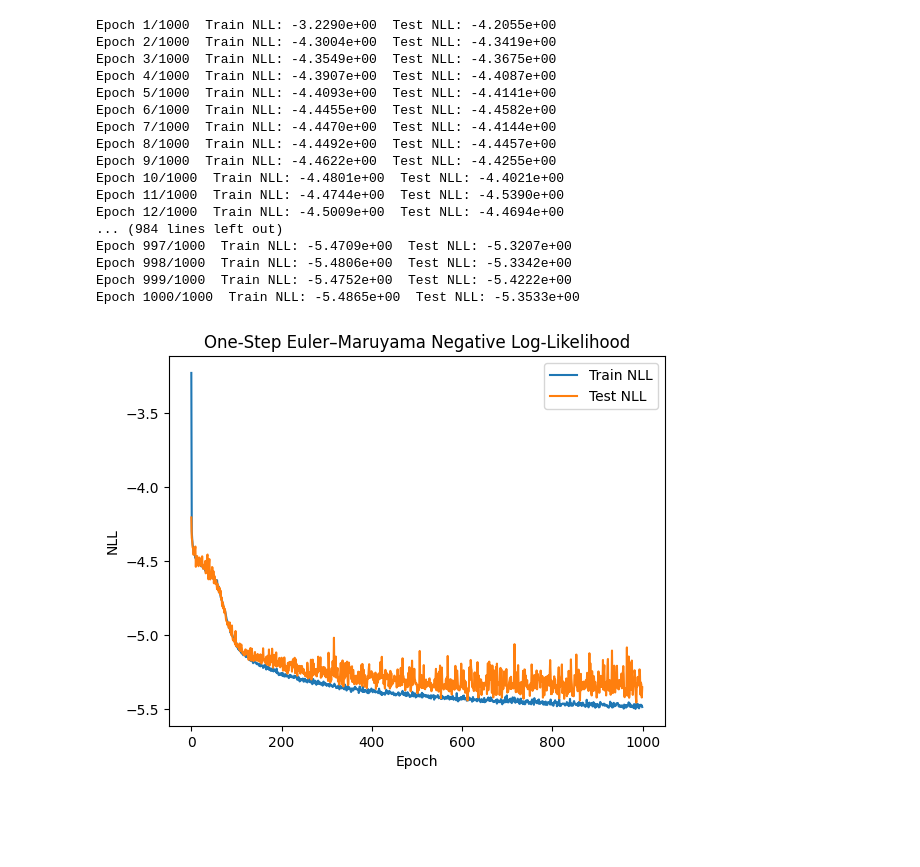
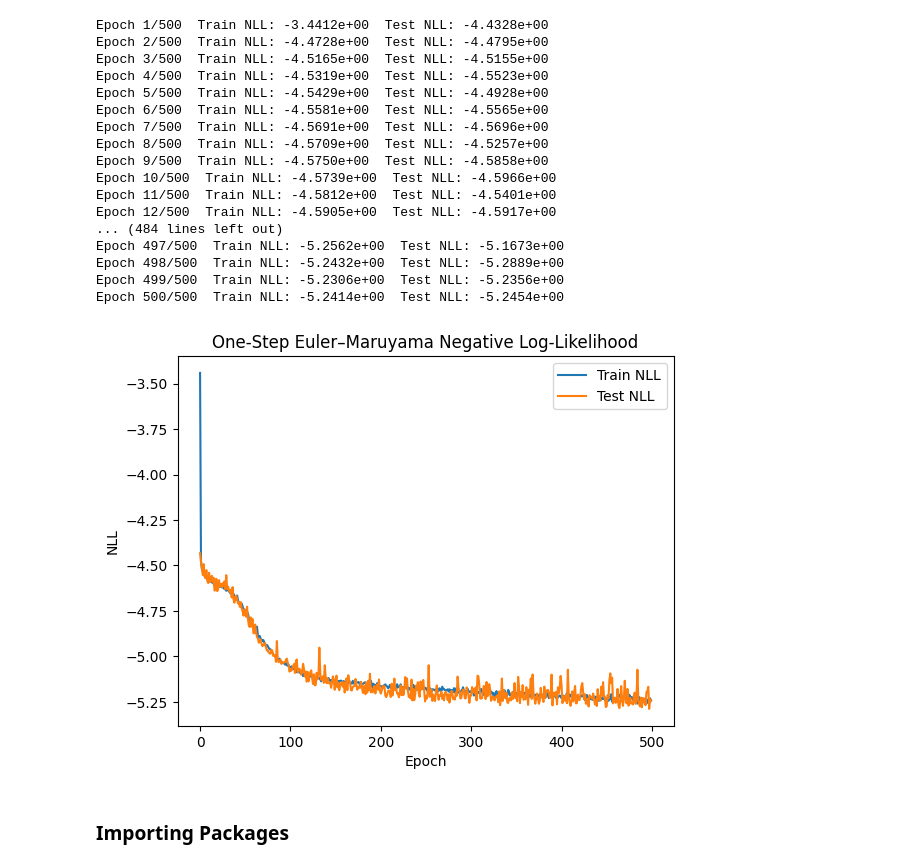
Before and after one commit to yungarjun/deribit-deep-learning, a Jupyter notebook: neural_sde.ipynb, the cells around one changed output. Drawn from its saved outputs; the diff is of its cells as text; code cells hidden in the pictures; blank space fills up the shorter version.

Commit message:
refactoring and removing data leakage
there was a data leakage happening between test and train sets when interpolating and projecting. This has now been succesfully resolved.

```diff
--- a/neural_sde.ipynb
+++ b/neural_sde.ipynb
@@ -8,7 +8,7 @@ import math
 import matplotlib.pyplot as plt
 
 # 1) Load the BTC surface tensor
-surf = torch.load("btc_surfaces.pt")  # shape [T, N]
+surf = torch.load("surf_tensor_af.pt")  # shape [T, N]
 T, N = surf.shape
 
 # Load dt tensor
@@ -60,7 +60,7 @@ model = SurfaceSDE(N).to(device)
 
 # 4) Training setup
 optimizer = optim.Adam(model.parameters(), lr=1e-3)
-n_epochs = 1000
+n_epochs = 500
 batch_size = 60
 
 
@@ -97,48 +97,51 @@ for epoch in range(n_epochs):
 
     train_loss = epoch_loss / (split - 1)
     train_losses.append(train_loss)
 
     # 6) Evaluate on test one-step
     model.eval()
     with torch.no_grad():
         y0_test = surf_test[:-1]
         y1_test = surf_test[1:]
         dt = dt_test_pairs
         drift_t = model.f(0, y0_test)
         diff_t = model.g(0, y0_test)
         dy_t = y1_test - y0_test
         var_t = (diff_t ** 2) * dt + 1e-6
         nll_t = 0.5 * ((dy_t - drift_t * dt)**2 / var_t + torch.log(2 * math.pi * var_t))
         test_loss = nll_t.mean().item()
         test_losses.append(test_loss)
 
     print(f"Epoch {epoch+1}/{n_epochs}  Train NLL: {train_loss:.4e}  Test NLL: {test_loss:.4e}")
 
+
 # 7) Plot training and test NLL curves
 plt.figure()
 plt.plot(train_losses, label="Train NLL")
 plt.plot(test_losses, label="Test NLL")
 plt.title("One-Step Euler–Maruyama Negative Log-Likelihood")
 plt.xlabel("Epoch")
 plt.ylabel("NLL")
 plt.legend()
 plt.show()
 # %% [output]
-Epoch 1/1000  Train NLL: -3.2290e+00  Test NLL: -4.2055e+00
-Epoch 2/1000  Train NLL: -4.3004e+00  Test NLL: -4.3419e+00
-Epoch 3/1000  Train NLL: -4.3549e+00  Test NLL: -4.3675e+00
-Epoch 4/1000  Train NLL: -4.3907e+00  Test NLL: -4.4087e+00
-Epoch 5/1000  Train NLL: -4.4093e+00  Test NLL: -4.4141e+00
-Epoch 6/1000  Train NLL: -4.4455e+00  Test NLL: -4.4582e+00
-Epoch 7/1000  Train NLL: -4.4470e+00  Test NLL: -4.4144e+00
-Epoch 8/1000  Train NLL: -4.4492e+00  Test NLL: -4.4457e+00
-Epoch 9/1000  Train NLL: -4.4622e+00  Test NLL: -4.4255e+00
-Epoch 10/1000  Train NLL: -4.4801e+00  Test NLL: -4.4021e+00
-Epoch 11/1000  Train NLL: -4.4744e+00  Test NLL: -4.5390e+00
-Epoch 12/1000  Train NLL: -4.5009e+00  Test NLL: -4.4694e+00
-... (984 lines left out)
-Epoch 997/1000  Train NLL: -5.4709e+00  Test NLL: -5.3207e+00
-Epoch 998/1000  Train NLL: -5.4806e+00  Test NLL: -5.3342e+00
-Epoch 999/1000  Train NLL: -5.4752e+00  Test NLL: -5.4222e+00
-Epoch 1000/1000  Train NLL: -5.4865e+00  Test NLL: -5.3533e+00
+Epoch 1/500  Train NLL: -3.4412e+00  Test NLL: -4.4328e+00
+Epoch 2/500  Train NLL: -4.4728e+00  Test NLL: -4.4795e+00
+Epoch 3/500  Train NLL: -4.5165e+00  Test NLL: -4.5155e+00
+Epoch 4/500  Train NLL: -4.5319e+00  Test NLL: -4.5523e+00
+Epoch 5/500  Train NLL: -4.5429e+00  Test NLL: -4.4928e+00
+Epoch 6/500  Train NLL: -4.5581e+00  Test NLL: -4.5565e+00
+Epoch 7/500  Train NLL: -4.5691e+00  Test NLL: -4.5696e+00
+Epoch 8/500  Train NLL: -4.5709e+00  Test NLL: -4.5257e+00
+Epoch 9/500  Train NLL: -4.5750e+00  Test NLL: -4.5858e+00
+Epoch 10/500  Train NLL: -4.5739e+00  Test NLL: -4.5966e+00
+Epoch 11/500  Train NLL: -4.5812e+00  Test NLL: -4.5401e+00
+Epoch 12/500  Train NLL: -4.5905e+00  Test NLL: -4.5917e+00
+... (484 lines left out)
+Epoch 497/500  Train NLL: -5.2562e+00  Test NLL: -5.1673e+00
+Epoch 498/500  Train NLL: -5.2432e+00  Test NLL: -5.2889e+00
+Epoch 499/500  Train NLL: -5.2306e+00  Test NLL: -5.2356e+00
+Epoch 500/500  Train NLL: -5.2414e+00  Test NLL: -5.2454e+00
-[figure, old version]
+[figure, new version]
+# %% [markdown]
+### Importing Packages
```
Also changed, not shown: parts of 5 cells of this notebook, 4 other files.
